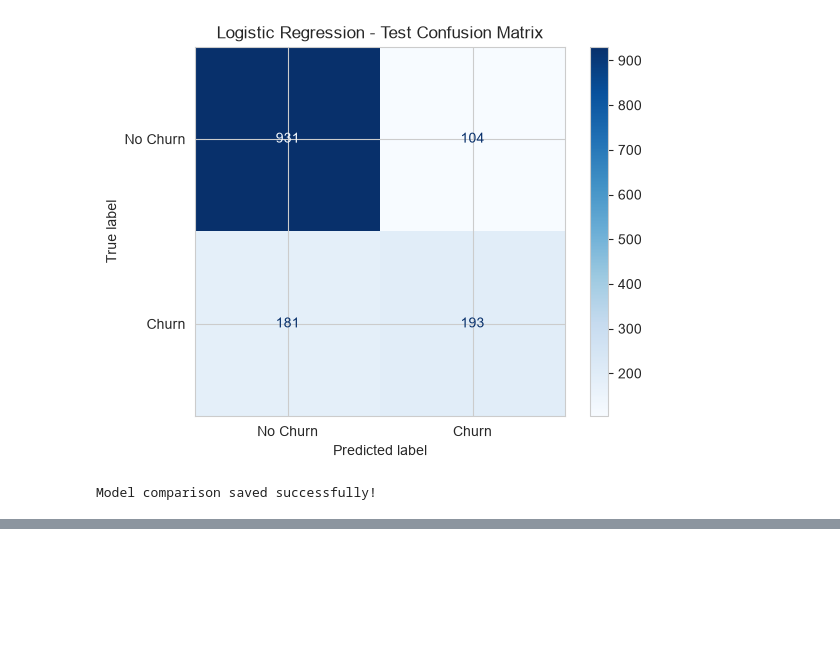
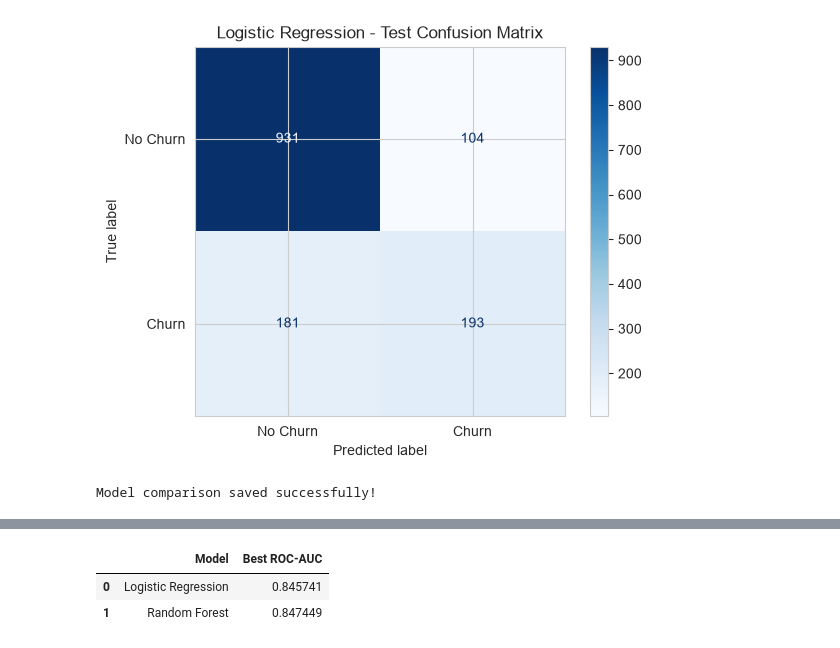
Before and after one commit to sanjayrj-code/Week3_Day5_Customer_Churn, a Jupyter notebook: Week3_Day5_Customer_Churn.ipynb, the cells around one changed output, grey strips where cells are left out. Drawn from its saved outputs; the diff is of its cells as text; code cells hidden in the pictures; blank space fills up the shorter version.

```diff
--- a/Week3_Day5_Customer_Churn.ipynb
+++ b/Week3_Day5_Customer_Churn.ipynb
@@ -646,0 +814,30 @@ Model comparison saved successfully!
+# %%
+# Random Forest parameter search
+
+rf_params = {
+    "model__n_estimators": randint(100, 500),
+    "model__max_depth": [None, 5, 10, 15, 20],
+    "model__min_samples_split": randint(2, 15),
+    "model__min_samples_leaf": randint(1, 8),
+    "model__max_features": ["sqrt", "log2"],
+    "model__class_weight": ["balanced", "balanced_subsample"]
+}
+
+rf_search = RandomizedSearchCV(
+    estimator=random_forest_pipeline,
+    param_distributions=rf_params,
+    n_iter=10,
+    scoring="roc_auc",
+    cv=cv_strategy,
+    random_state=42,
+    n_jobs=-1,
+    verbose=1
+)
+
+rf_search.fit(X_train_fe, y_train)
+
+print("Best Random Forest Parameters:")
+print(rf_search.best_params_)
+
+print("Best Random Forest ROC-AUC:")
+print(rf_search.best_score_)
@@ -646,0 +850,19 @@ Model comparison saved successfully!
+# %%
+tuning_results = pd.DataFrame({
+    "Model": [
+        "Logistic Regression",
+        "Random Forest"
+    ],
+    "Best ROC-AUC": [
+        logistic_search.best_score_,
+        rf_search.best_score_
+    ]
+})
+
+from IPython.display import display as show_table
+
+show_table(tuning_results)
+# %% [output]
+|  | Model | Best ROC-AUC |
+| 0 | Logistic Regression | 0.845741 |
+| 1 | Random Forest | 0.847449 |
```
Also changed, not shown: parts of 12 cells of this notebook, 20 other files.
